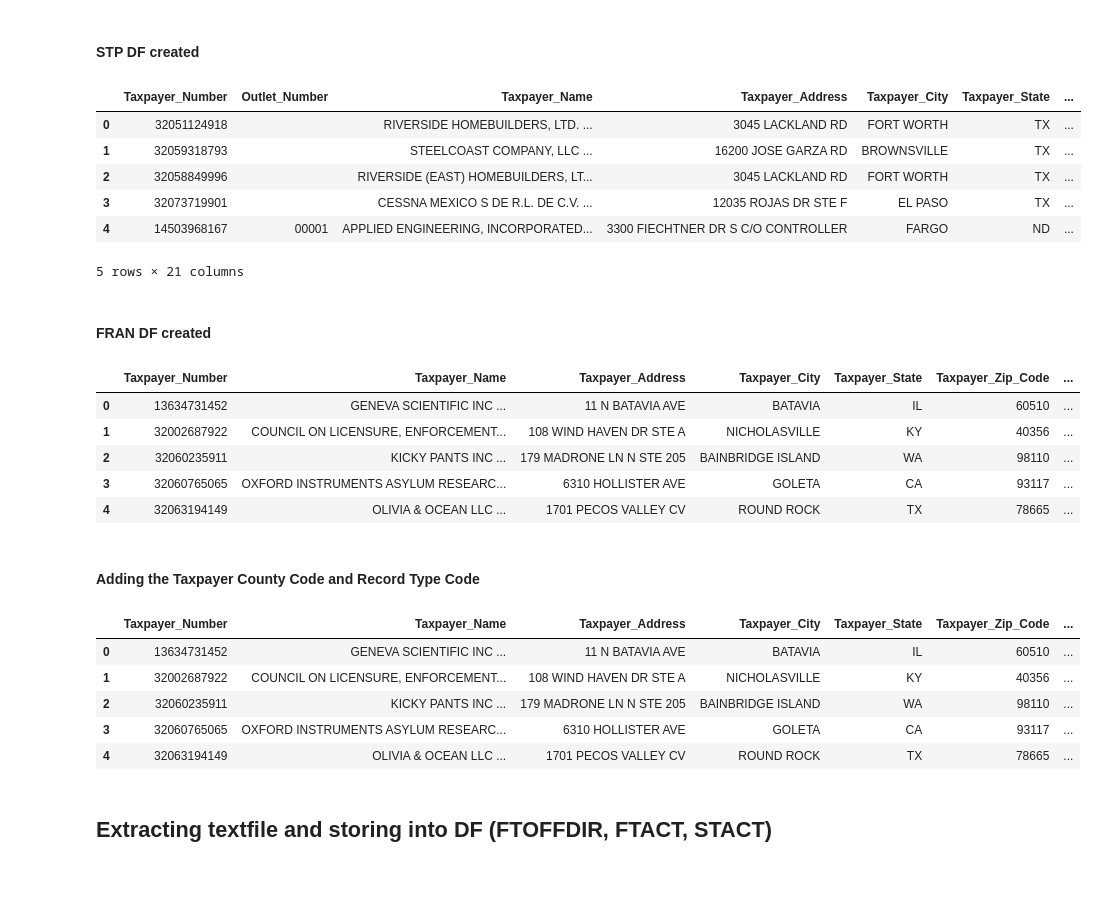
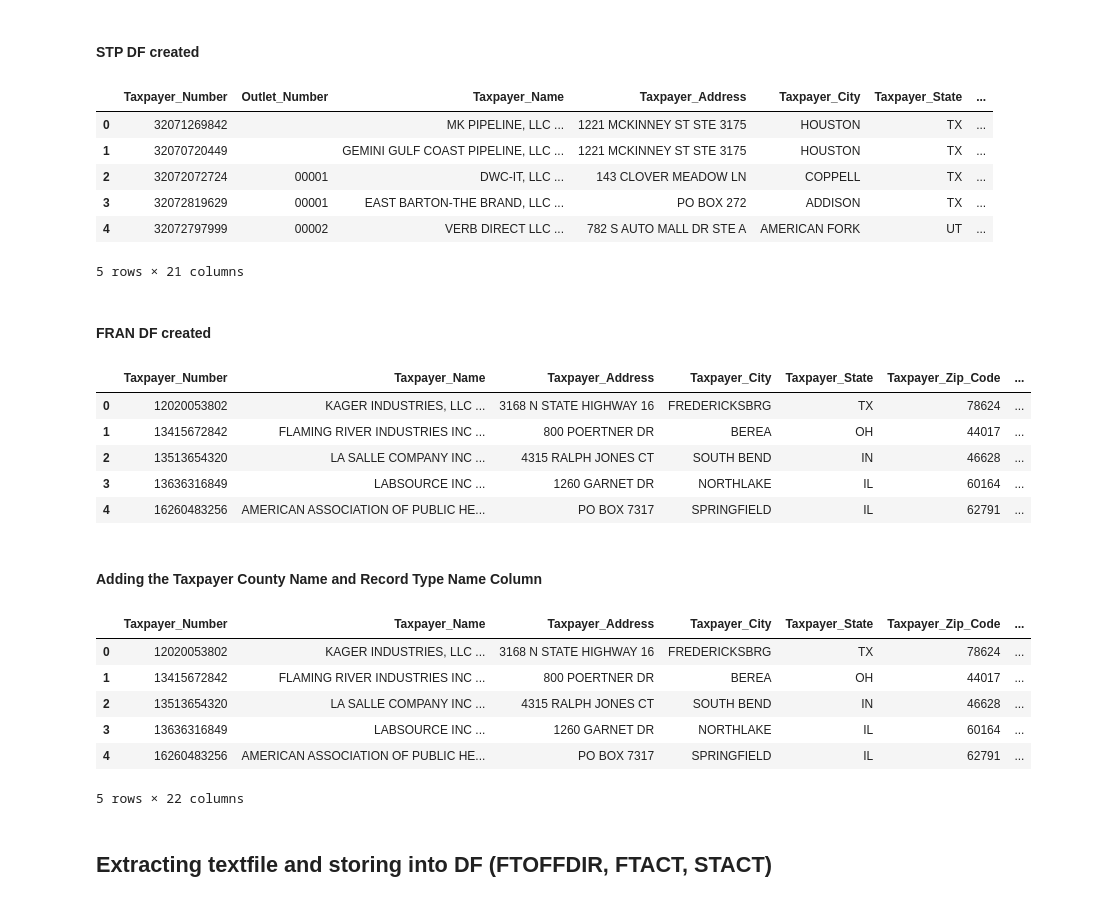
Before and after one commit to jmitterh/Project_3_Potential_Marketing, a Jupyter notebook: CRE_Marketing_Data/HotelTaxPayerData.ipynb, the cells around one changed output. Saved outputs shown, nothing was run; the diff lists cells and outputs as text; code cells hidden in the pictures.

Commit message:
added more data and altered scrapping notebook

```diff
--- a/CRE_Marketing_Data/HotelTaxPayerData.ipynb
+++ b/CRE_Marketing_Data/HotelTaxPayerData.ipynb
@@ -141,7 +141,7 @@ for file in glob.glob(mydir + '/*.zip'):
     print('Done!')
     print(f"File {i}, extracted: {file}\n")
     zip.close()
-    # os.remove(file)
+    os.remove(file)
 # %% [output]
 Extracting file 1
 Done!
@@ -166,17 +164,20 @@ File 5, extracted: C:\DataAnalyticsBootCamp\WEEK_23 - Project 3\Project_3_Potent
 ## Add csv files to a data frame ( fran and stp)
 # %%
 # Searches for a csv file
+df_fran = pd.DataFrame()
+df_stp = pd.DataFrame()
+
 for file in glob.glob(mydir + '/*.csv'):
     if 'fran' in file:
-        df_fran = pd.read_csv(file, header=None, index_col=False, names=ftact_date_head, engine ='python')
-        df_fran = df_fran.append(df_fran)
-        #os.remove(file)
+        df = pd.read_csv(file, header=None, index_col=False, names=ftact_date_head, engine ='python')
+        df_fran = df_fran.append(df)
+        os.remove(file)
         print('Added the ' + file + " into the DF df_fran")
         print("deleted the file " + str(file))
     elif "stp" in file:
-        df_stp = pd.read_csv(file, header=None,index_col=False, names=stact_date_head, engine ='python')
-        df_stp = df_stp.append(df_stp)
-        #os.remove(file)
+        df = pd.read_csv(file, header=None,index_col=False, names=stact_date_head, engine ='python')
+        df_stp = df_stp.append(df)
+        os.remove(file)
         print('Added the ' + file + " into the DF df_stp")
         print("deleted the file " + str(file))
     else:
@@ -192,11 +206,11 @@ deleted the file C:\DataAnalyticsBootCamp\WEEK_23 - Project 3\Project_3_Potentia
 df_stp.head()
 # %% [output]
 |  | Taxpayer_Number | Outlet_Number | Taxpayer_Name | Taxpayer_Address | Taxpayer_City | Taxpayer_State | ... |
-| 0 | 32051124918 |  | RIVERSIDE HOMEBUILDERS, LTD. ... | 3045 LACKLAND RD | FORT WORTH | TX | ... |
-| 1 | 32059318793 |  | STEELCOAST COMPANY, LLC ... | 16200 JOSE GARZA RD | BROWNSVILLE | TX | ... |
-| 2 | 32058849996 |  | RIVERSIDE (EAST) HOMEBUILDERS, LT... | 3045 LACKLAND RD | FORT WORTH | TX | ... |
-| 3 | 32073719901 |  | CESSNA MEXICO S DE R.L. DE C.V. ... | 12035 ROJAS DR STE F | EL PASO | TX | ... |
-| 4 | 14503968167 | 00001 | APPLIED ENGINEERING, INCORPORATED... | 3300 FIECHTNER DR S C/O CONTROLLER | FARGO | ND | ... |
+| 0 | 32071269842 |  | MK PIPELINE, LLC ... | 1221 MCKINNEY ST STE 3175 | HOUSTON | TX | ... |
+| 1 | 32070720449 |  | GEMINI GULF COAST PIPELINE, LLC ... | 1221 MCKINNEY ST STE 3175 | HOUSTON | TX | ... |
+| 2 | 32072072724 | 00001 | DWC-IT, LLC ... | 143 CLOVER MEADOW LN | COPPELL | TX | ... |
+| 3 | 32072819629 | 00001 | EAST BARTON-THE BRAND, LLC ... | PO BOX 272 | ADDISON | TX | ... |
+| 4 | 32072797999 | 00002 | VERB DIRECT LLC ... | 782 S AUTO MALL DR STE A | AMERICAN FORK | UT | ... |
 5 rows × 21 columns
 # %% [markdown]
 #### FRAN DF created
@@ -204,52 +218,53 @@ df_stp.head()
 df_fran.head()
 # %% [output]
 |  | Taxpayer_Number | Taxpayer_Name | Taxpayer_Address | Taxpayer_City | Taxpayer_State | Taxpayer_Zip_Code | ... |
-| 0 | 13634731452 | GENEVA SCIENTIFIC INC ... | 11 N BATAVIA AVE | BATAVIA | IL | 60510 | ... |
-| 1 | 32002687922 | COUNCIL ON LICENSURE, ENFORCEMENT... | 108 WIND HAVEN DR STE A | NICHOLASVILLE | KY | 40356 | ... |
-| 2 | 32060235911 | KICKY PANTS INC ... | 179 MADRONE LN N STE 205 | BAINBRIDGE ISLAND | WA | 98110 | ... |
-| 3 | 32060765065 | OXFORD INSTRUMENTS ASYLUM RESEARC... | 6310 HOLLISTER AVE | GOLETA | CA | 93117 | ... |
-| 4 | 32063194149 | OLIVIA & OCEAN LLC ... | 1701 PECOS VALLEY CV | ROUND ROCK | TX | 78665 | ... |
+| 0 | 12020053802 | KAGER INDUSTRIES, LLC ... | 3168 N STATE HIGHWAY 16 | FREDERICKSBRG | TX | 78624 | ... |
+| 1 | 13415672842 | FLAMING RIVER INDUSTRIES INC ... | 800 POERTNER DR | BEREA | OH | 44017 | ... |
+| 2 | 13513654320 | LA SALLE COMPANY INC ... | 4315 RALPH JONES CT | SOUTH BEND | IN | 46628 | ... |
+| 3 | 13636316849 | LABSOURCE INC ... | 1260 GARNET DR | NORTHLAKE | IL | 60164 | ... |
+| 4 | 16260483256 | AMERICAN ASSOCIATION OF PUBLIC HE... | PO BOX 7317 | SPRINGFIELD | IL | 62791 | ... |
 # %% [markdown]
-#### Adding the Taxpayer County Code and Record Type Code
+#### Adding the Taxpayer County Name and Record Type Name Column
 # %%
 # Taxpayer Organization Type:
-#   CF - Foreign Profit
+
 #   CI - Limited Liability Company - Foreign
 #   CL - Limited Liability Company - Texas
 #   CM - Foreign Non-Profit
 #   CN - Texas Non-Profit
 #   CP - Professional
 #   CR - Texas Insurance
 #   CS - Foreign Insurance - OOS
 #   CT - Texas Profit
 #   CW - Texas Railroad Corporation
 #   CX - Foreign Railroad Corporation - OOS
-df_fran.loc[(df_fran.Taxpayer_Organizational_Type == 'CF'),'Taxpayer_Organizational_Type']='Foreign Profit'
-df_fran.loc[(df_fran.Taxpayer_Organizational_Type == 'CI'),'Taxpayer_Organizational_Type']='Limited Liability Company - Foreign'
-df_fran.loc[(df_fran.Taxpayer_Organizational_Type == 'CL'),'Taxpayer_Organizational_Type']='Limited Liability Company - Texas'
-df_fran.loc[(df_fran.Taxpayer_Organizational_Type == 'CM'),'Taxpayer_Organizational_Type']='Foreign Non-Profit'
-df_fran.loc[(df_fran.Taxpayer_Organizational_Type == 'CN'),'Taxpayer_Organizational_Type']='Texas Non-Profit'
-df_fran.loc[(df_fran.Taxpayer_Organizational_Type == 'CP'),'Taxpayer_Organizational_Type']='Professional'
-df_fran.loc[(df_fran.Taxpayer_Organizational_Type == 'CR'),'Taxpayer_Organizational_Type']='Texas Insurance'
-df_fran.loc[(df_fran.Taxpayer_Organizational_Type == 'CS'),'Taxpayer_Organizational_Type']='Foreign Insurance - OOS'
-df_fran.loc[(df_fran.Taxpayer_Organizational_Type == 'CT'),'Taxpayer_Organizational_Type']='Texas Profit'
-df_fran.loc[(df_fran.Taxpayer_Organizational_Type == 'CW'),'Taxpayer_Organizational_Type']='Texas Railroad Corporation'
-df_fran.loc[(df_fran.Taxpayer_Organizational_Type == 'CX'),'Taxpayer_Organizational_Type']='Foreign Railroad Corporation - OOS'
+df_fran.loc[(df_fran.Taxpayer_Organizational_Type == 'CF'),'Taxpayer_Organizational_Name']='Foreign Profit'
+df_fran.loc[(df_fran.Taxpayer_Organizational_Type == 'CI'),'Taxpayer_Organizational_Name']='Limited Liability Company - Foreign'
+df_fran.loc[(df_fran.Taxpayer_Organizational_Type == 'CL'),'Taxpayer_Organizational_Name']='Limited Liability Company - Texas'
+df_fran.loc[(df_fran.Taxpayer_Organizational_Type == 'CM'),'Taxpayer_Organizational_Name']='Foreign Non-Profit'
+df_fran.loc[(df_fran.Taxpayer_Organizational_Type == 'CN'),'Taxpayer_Organizational_Name']='Texas Non-Profit'
+df_fran.loc[(df_fran.Taxpayer_Organizational_Type == 'CP'),'Taxpayer_Organizational_Name']='Professional'
+df_fran.loc[(df_fran.Taxpayer_Organizational_Type == 'CR'),'Taxpayer_Organizational_Name']='Texas Insurance'
+df_fran.loc[(df_fran.Taxpayer_Organizational_Type == 'CS'),'Taxpayer_Organizational_Name']='Foreign Insurance - OOS'
+df_fran.loc[(df_fran.Taxpayer_Organizational_Type == 'CT'),'Taxpayer_Organizational_Name']='Texas Profit'
+df_fran.loc[(df_fran.Taxpayer_Organizational_Type == 'CW'),'Taxpayer_Organizational_Name']='Texas Railroad Corporation'
+df_fran.loc[(df_fran.Taxpayer_Organizational_Type == 'CX'),'Taxpayer_Organizational_Name']='Foreign Railroad Corporation - OOS'
 # Record Type Code:
 #   U = Secretary of State (SOS) File Number
 #   V = SOS Certificate of Authority (COA) File Number
 #   X = Comptroller Assigned File Number
-df_fran.loc[(df_fran.Record_Type_Code == 'U'),'Record_Type_Code']='Secretary of State (SOS) File Number'
-df_fran.loc[(df_fran.Record_Type_Code == 'V'),'Record_Type_Code']='SOS Certificate of Authority (COA) File Number'
-df_fran.loc[(df_fran.Record_Type_Code == 'X'),'Record_Type_Code']='Comptroller Assigned File Number'
+df_fran.loc[(df_fran.Record_Type_Code == 'U'),'Record_Type_Name']='Secretary of State (SOS) File Number'
+df_fran.loc[(df_fran.Record_Type_Code == 'V'),'Record_Type_Name']='SOS Certificate of Authority (COA) File Number'
+df_fran.loc[(df_fran.Record_Type_Code == 'X'),'Record_Type_Name']='Comptroller Assigned File Number'
 df_fran.head()
 # %% [output]
 |  | Taxpayer_Number | Taxpayer_Name | Taxpayer_Address | Taxpayer_City | Taxpayer_State | Taxpayer_Zip_Code | ... |
-| 0 | 13634731452 | GENEVA SCIENTIFIC INC ... | 11 N BATAVIA AVE | BATAVIA | IL | 60510 | ... |
-| 1 | 32002687922 | COUNCIL ON LICENSURE, ENFORCEMENT... | 108 WIND HAVEN DR STE A | NICHOLASVILLE | KY | 40356 | ... |
-| 2 | 32060235911 | KICKY PANTS INC ... | 179 MADRONE LN N STE 205 | BAINBRIDGE ISLAND | WA | 98110 | ... |
-| 3 | 32060765065 | OXFORD INSTRUMENTS ASYLUM RESEARC... | 6310 HOLLISTER AVE | GOLETA | CA | 93117 | ... |
-| 4 | 32063194149 | OLIVIA & OCEAN LLC ... | 1701 PECOS VALLEY CV | ROUND ROCK | TX | 78665 | ... |
+| 0 | 12020053802 | KAGER INDUSTRIES, LLC ... | 3168 N STATE HIGHWAY 16 | FREDERICKSBRG | TX | 78624 | ... |
+| 1 | 13415672842 | FLAMING RIVER INDUSTRIES INC ... | 800 POERTNER DR | BEREA | OH | 44017 | ... |
+| 2 | 13513654320 | LA SALLE COMPANY INC ... | 4315 RALPH JONES CT | SOUTH BEND | IN | 46628 | ... |
+| 3 | 13636316849 | LABSOURCE INC ... | 1260 GARNET DR | NORTHLAKE | IL | 60164 | ... |
+| 4 | 16260483256 | AMERICAN ASSOCIATION OF PUBLIC HE... | PO BOX 7317 | SPRINGFIELD | IL | 62791 | ... |
+5 rows × 22 columns
 # %% [markdown]
 ## Extracting textfile and storing into DF (FTOFFDIR, FTACT, STACT)
 # %%
```
Also changed, not shown: parts of 25 cells of this notebook, 1 other file.
